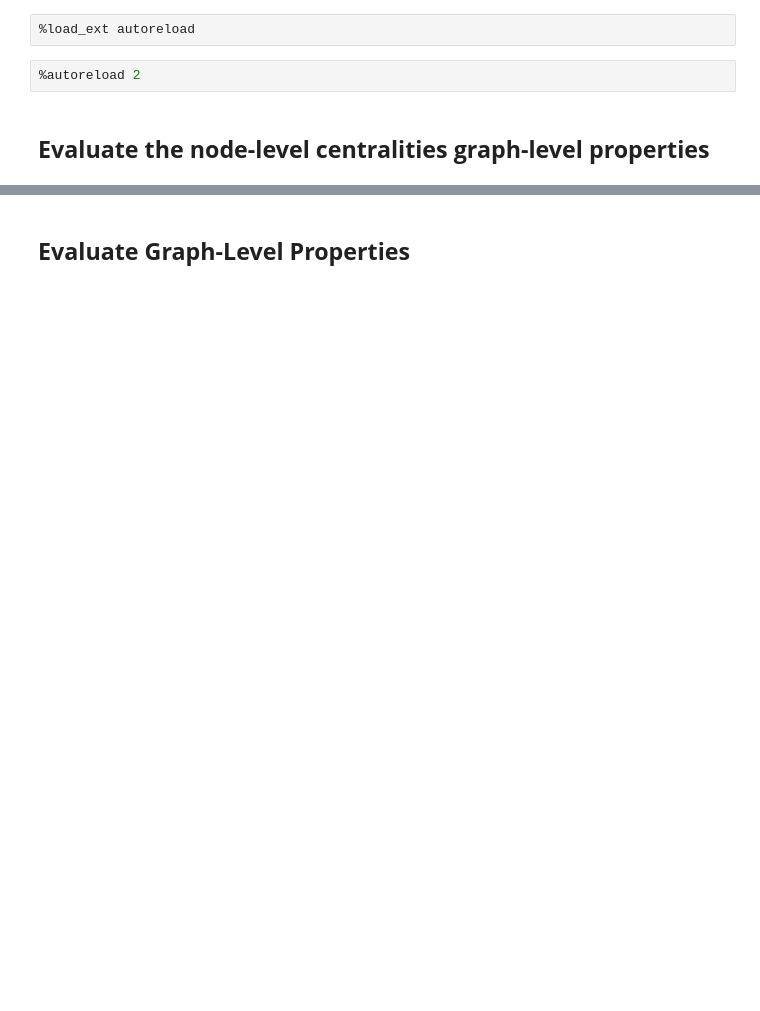
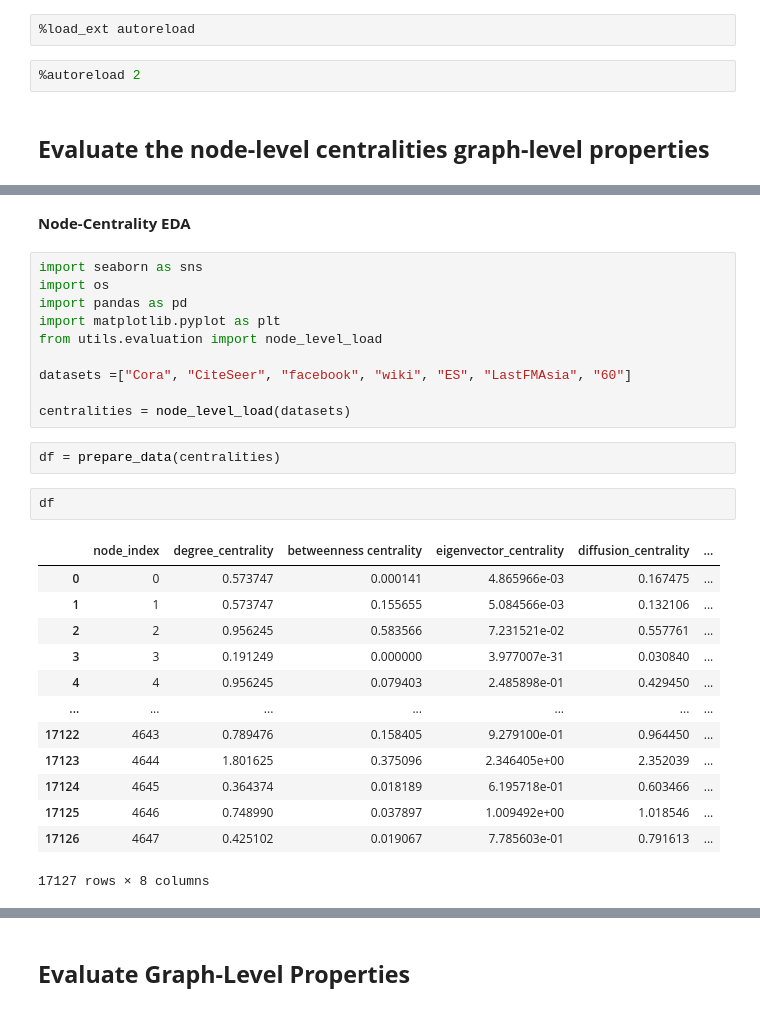
Before and after one commit to AntoniValls/Diffusion-Process-in-Link-Prediction, a Jupyter notebook: dataset_evaluator.ipynb, the cells around one changed output, grey strips where cells are left out. Drawn from its saved outputs; the diff is of its cells as text; blank space fills up the shorter version.

```diff
--- a/dataset_evaluator.ipynb
+++ b/dataset_evaluator.ipynb
@@ -98,0 +36,30 @@ complex_path_centrality  7.731475  8.363584  18.140675
+# %% [markdown]
+**Node-Centrality EDA**
+# %%
+import seaborn as sns
+import os
+import pandas as pd
+import matplotlib.pyplot as plt
+from utils.evaluation import node_level_load
+
+datasets =["Cora", "CiteSeer", "facebook", "wiki", "ES", "LastFMAsia", "60"]
+
+centralities = node_level_load(datasets)
+# %%
+df = prepare_data(centralities)
+# %%
+df
+# %% [output]
+|  | node_index | degree_centrality | betweenness centrality | eigenvector_centrality | diffusion_centrality | ... |
+| 0 | 0 | 0.573747 | 0.000141 | 4.865966e-03 | 0.167475 | ... |
+| 1 | 1 | 0.573747 | 0.155655 | 5.084566e-03 | 0.132106 | ... |
+| 2 | 2 | 0.956245 | 0.583566 | 7.231521e-02 | 0.557761 | ... |
+| 3 | 3 | 0.191249 | 0.000000 | 3.977007e-31 | 0.030840 | ... |
+| 4 | 4 | 0.956245 | 0.079403 | 2.485898e-01 | 0.429450 | ... |
+| ... | ... | ... | ... | ... | ... | ... |
+| 17122 | 4643 | 0.789476 | 0.158405 | 9.279100e-01 | 0.964450 | ... |
+| 17123 | 4644 | 1.801625 | 0.375096 | 2.346405e+00 | 2.352039 | ... |
+| 17124 | 4645 | 0.364374 | 0.018189 | 6.195718e-01 | 0.603466 | ... |
+| 17125 | 4646 | 0.748990 | 0.037897 | 1.009492e+00 | 1.018546 | ... |
+| 17126 | 4647 | 0.425102 | 0.019067 | 7.785603e-01 | 0.791613 | ... |
+17127 rows × 8 columns
```
Also changed, not shown: parts of 5 cells of this notebook, 6 other files.
